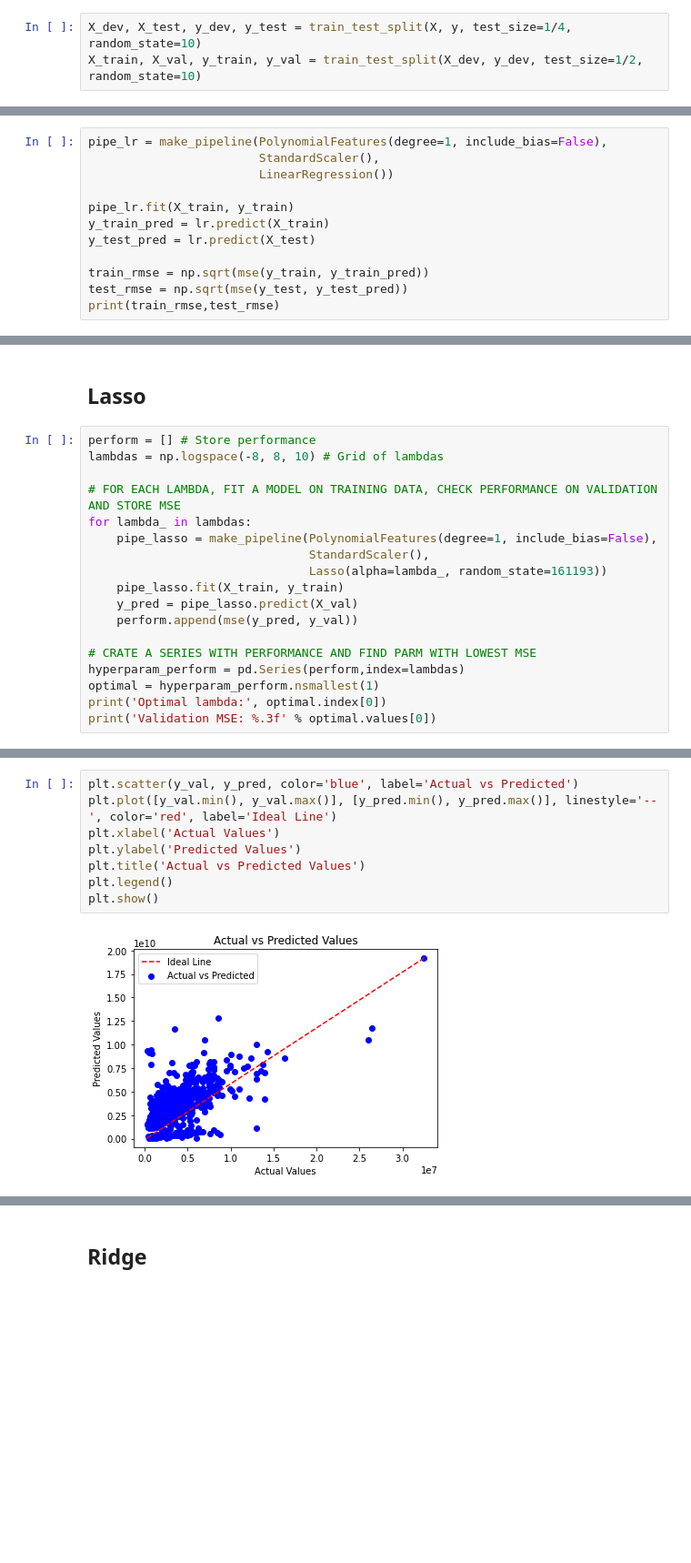
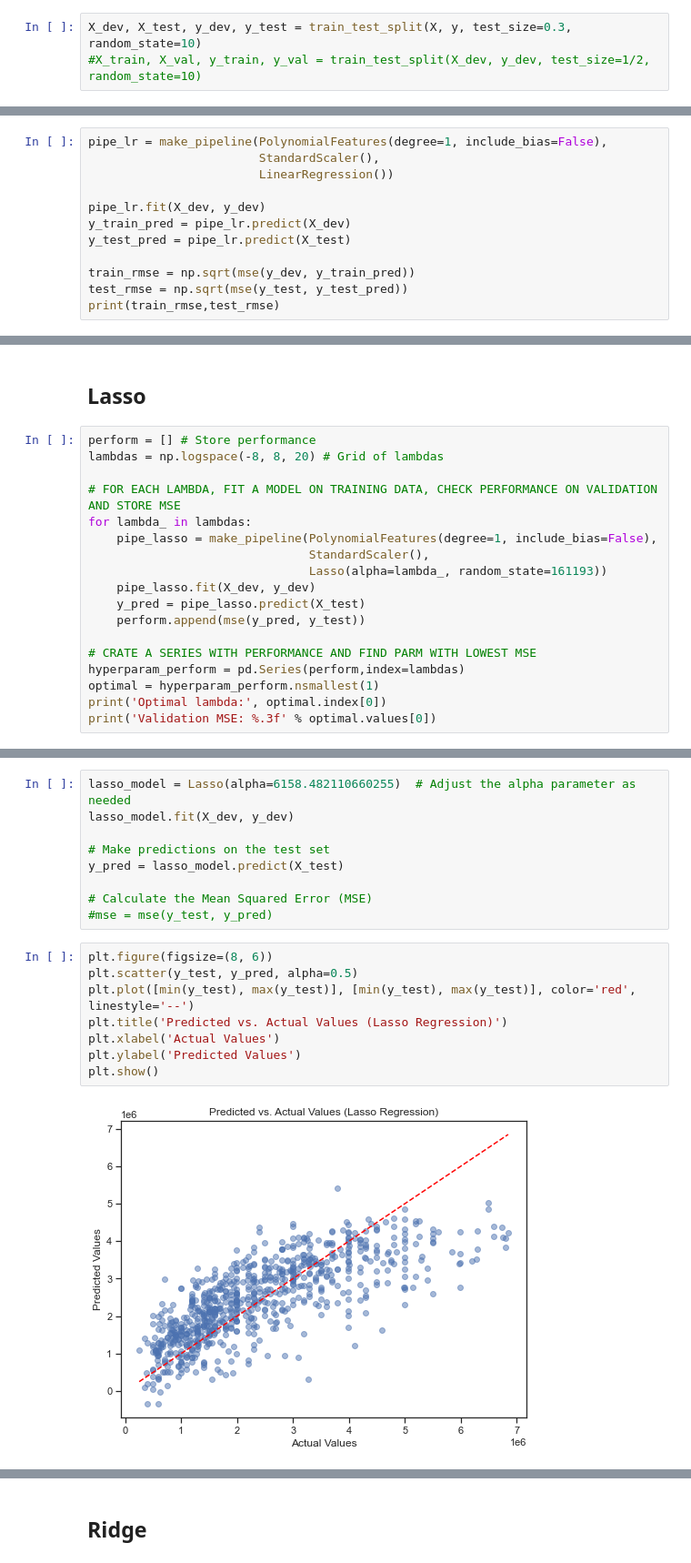
Before and after one commit to martinskafte321/Introduction-Social-Data-Science, a Jupyter notebook: Exam_project/Machine_Learning.ipynb, the cells around one changed output, grey strips where cells are left out. Shown at 91% size. Drawn from its saved outputs; the diff is of its cells as text; blank space fills up the shorter version.

```diff
--- a/Exam_project/Machine_Learning.ipynb
+++ b/Exam_project/Machine_Learning.ipynb
@@ -119,6 +75,6 @@ X = df_with_dummies.drop(columns=['Kontantpris','property_type','heating_source'
 # %%
-X_dev, X_test, y_dev, y_test = train_test_split(X, y, test_size=1/4, random_state=10)
-X_train, X_val, y_train, y_val = train_test_split(X_dev, y_dev, test_size=1/2, random_state=10)
+X_dev, X_test, y_dev, y_test = train_test_split(X, y, test_size=0.3, random_state=10)
+#X_train, X_val, y_train, y_val = train_test_split(X_dev, y_dev, test_size=1/2, random_state=10)
 # %% [markdown]
 ## Linear Regression
 # %%
@@ -126,11 +82,11 @@ pipe_lr = make_pipeline(PolynomialFeatures(degree=1, include_bias=False),
                         StandardScaler(),
                         LinearRegression())
 
-pipe_lr.fit(X_train, y_train)
-y_train_pred = lr.predict(X_train)
-y_test_pred = lr.predict(X_test)
+pipe_lr.fit(X_dev, y_dev)
+y_train_pred = pipe_lr.predict(X_dev)
+y_test_pred = pipe_lr.predict(X_test)
 
-train_rmse = np.sqrt(mse(y_train, y_train_pred))
+train_rmse = np.sqrt(mse(y_dev, y_train_pred))
 test_rmse = np.sqrt(mse(y_test, y_test_pred))
 print(train_rmse,test_rmse)
 # %% [output]
@@ -154,16 +150,16 @@ print(lr.coef_)
 ## Lasso
 # %%
 perform = [] # Store performance
-lambdas = np.logspace(-8, 8, 10) # Grid of lambdas
+lambdas = np.logspace(-8, 8, 20) # Grid of lambdas
 
 # FOR EACH LAMBDA, FIT A MODEL ON TRAINING DATA, CHECK PERFORMANCE ON VALIDATION AND STORE MSE
 for lambda_ in lambdas:
     pipe_lasso = make_pipeline(PolynomialFeatures(degree=1, include_bias=False),
                                StandardScaler(),
                                Lasso(alpha=lambda_, random_state=161193))
-    pipe_lasso.fit(X_train, y_train)
-    y_pred = pipe_lasso.predict(X_val)
-    perform.append(mse(y_pred, y_val))
+    pipe_lasso.fit(X_dev, y_dev)
+    y_pred = pipe_lasso.predict(X_test)
+    perform.append(mse(y_pred, y_test))
 
 # CRATE A SERIES WITH PERFORMANCE AND FIND PARM WITH LOWEST MSE
 hyperparam_perform = pd.Series(perform,index=lambdas)
@@ -176,10 +184,19 @@ Validation MSE: 6208832190744.457
+# %%
+lasso_model = Lasso(alpha=6158.482110660255)  # Adjust the alpha parameter as needed
+lasso_model.fit(X_dev, y_dev)
+
+# Make predictions on the test set
+y_pred = lasso_model.predict(X_test)
+
+# Calculate the Mean Squared Error (MSE)
+#mse = mse(y_test, y_pred)
 # %%
-plt.scatter(y_val, y_pred, color='blue', label='Actual vs Predicted')
-plt.plot([y_val.min(), y_val.max()], [y_pred.min(), y_pred.max()], linestyle='--', color='red', label='Ideal Line')
+plt.figure(figsize=(8, 6))
+plt.scatter(y_test, y_pred, alpha=0.5)
+plt.plot([min(y_test), max(y_test)], [min(y_test), max(y_test)], color='red', linestyle='--')
+plt.title('Predicted vs. Actual Values (Lasso Regression)')
 plt.xlabel('Actual Values')
 plt.ylabel('Predicted Values')
-plt.title('Actual vs Predicted Values')
-plt.legend()
 plt.show()
 # %% [output]
-[figure, old version]
+[figure, new version]
```
Also changed, not shown: parts of 35 cells of this notebook.
